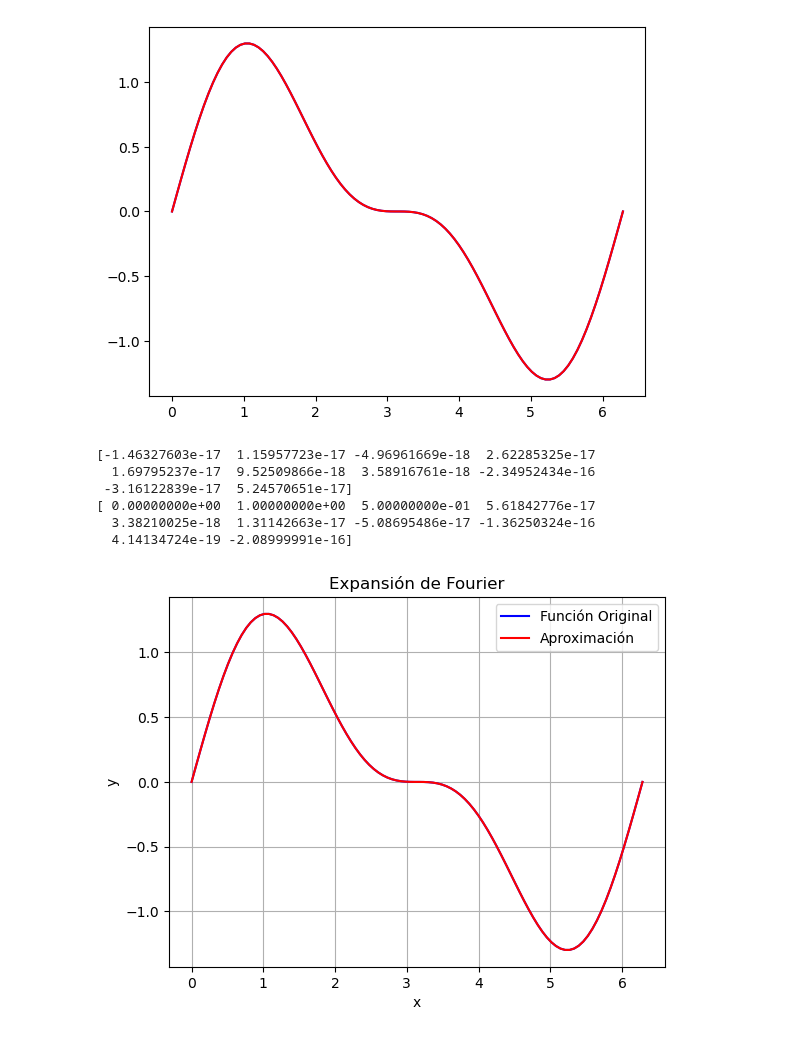
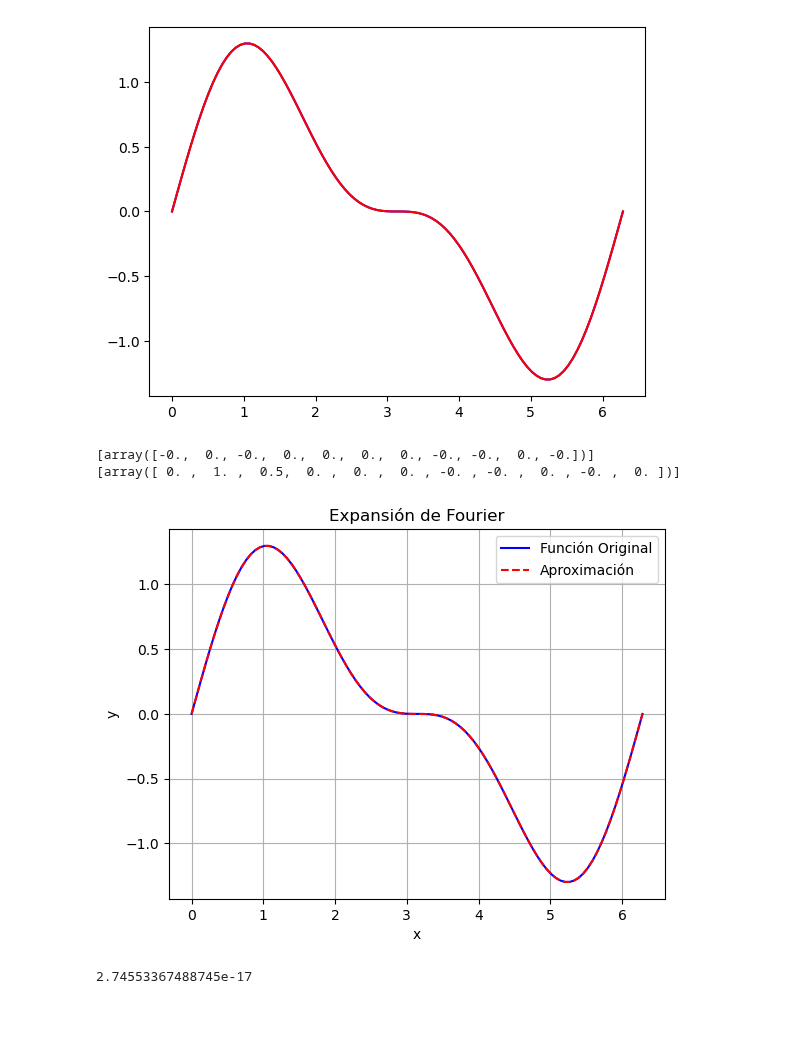
Before and after one commit to inniyah/JupyterTests, a Jupyter notebook: work/Practica6PythonEjercicios.ipynb, the cells around one changed output. Saved outputs shown, nothing was run; the diff lists cells and outputs as text; code cells hidden in the pictures.

Commit message:
Fourier

```diff
--- a/work/Practica6PythonEjercicios.ipynb
+++ b/work/Practica6PythonEjercicios.ipynb
@@ -42,6 +42,9 @@ plt.plot(x, sum_F, 'r')
 [<matplotlib.lines.Line2D at 0x...>]
 [figure]
 # %%
+import numpy as np
+import matplotlib.pyplot as plt
+
 # Período de la función
 T = 2 * np.pi
 
@@ -51,47 +54,46 @@ N = 10
 # Frecuencia angular fundamental (omega)
 w = 2 * np.pi / T
 
 # Definimos un rango de valores para x (100 puntos en el intervalo [0, T])
 x = np.linspace(0, T, 100)
 
 # Función a aproximar (suma de senos con diferentes frecuencias)
 y = np.sin(x) + 0.5 * np.sin(2 * x)
 
 # Inicializamos los coeficientes de Fourier (a_n y b_n) como arreglos de ceros
-a = np.zeros(N)
-b = np.zeros(N)
+a = np.zeros(N + 1)
+b = np.zeros(N + 1)
 
 # Cálculo de los coeficientes de Fourier usando integración numérica
-for i in range(0, N):
+for k in range(0, N + 1):
     # Coeficiente a_n: relacionado con la proyección sobre cosenos
-    a[i] = (2 / T) * np.trapz(y * np.cos(i * x * w), x)
+    a[k] = (2 / T) * np.trapz(y * np.cos(k * w * x), x)
     # Coeficiente b_n: relacionado con la proyección sobre senos
-    b[i] = (2 / T) * np.trapz(y * np.sin(i * x * w), x)
+    b[k] = (2 / T) * np.trapz(y * np.sin(k * w * x), x)
 
 # Imprimimos los coeficientes de Fourier calculados
-print(a)
-print(b)
+print([ np.round(a, 8) ])
+print([ np.round(b, 8) ])
 
 # Reconstrucción de la función usando la serie de Fourier
 y_aprox = a[0] / 2  # Término constante a_0 / 2
-for i in range(1, N):
+for k in range(1, N + 1):
     # Agregamos los términos armónicos a la suma: a_n * cos(nωt) + b_n * sin(nωt)
-    y_aprox += a[i] * np.cos(i * w * x) + b[i] * np.sin(i * w * x)
+    y_aprox += a[k] * np.cos(k * w * x) + b[k] * np.sin(k * w * x)
 
 # Graficamos la función original (en azul) y la aproximación (en rojo)
 plt.plot(x, y, 'b', label='Función Original')       # Función original
-plt.plot(x, y_aprox, 'r', label='Aproximación')    # Aproximación de Fourier
+plt.plot(x, y_aprox, 'r', linestyle='--', label='Aproximación')    # Aproximación de Fourier
 plt.legend()
 plt.title('Expansión de Fourier')
 plt.xlabel('x')
 plt.ylabel('y')
 plt.grid()
 plt.show()
+
+print( np.linalg.norm(y - y_aprox) / np.size(x) )
 # %% [output]
-[-1.46327603e-17  1.15957723e-17 -4.96961669e-18  2.62285325e-17
-  1.69795237e-17  9.52509866e-18  3.58916761e-18 -2.34952434e-16
- -3.16122839e-17  5.24570651e-17]
-[ 0.00000000e+00  1.00000000e+00  5.00000000e-01  5.61842776e-17
-  3.38210025e-18  1.31142663e-17 -5.08695486e-17 -1.36250324e-16
-  4.14134724e-19 -2.08999991e-16]
+[array([-0.,  0., -0.,  0.,  0.,  0.,  0., -0., -0.,  0., -0.])]
+[array([ 0. ,  1. ,  0.5,  0. ,  0. ,  0. , -0. , -0. ,  0. , -0. ,  0. ])]
-[figure, old version]
+[figure, new version]
+2.74553367488745e-17
```
Also changed, not shown: parts of 6 cells of this notebook, 1 other file.
